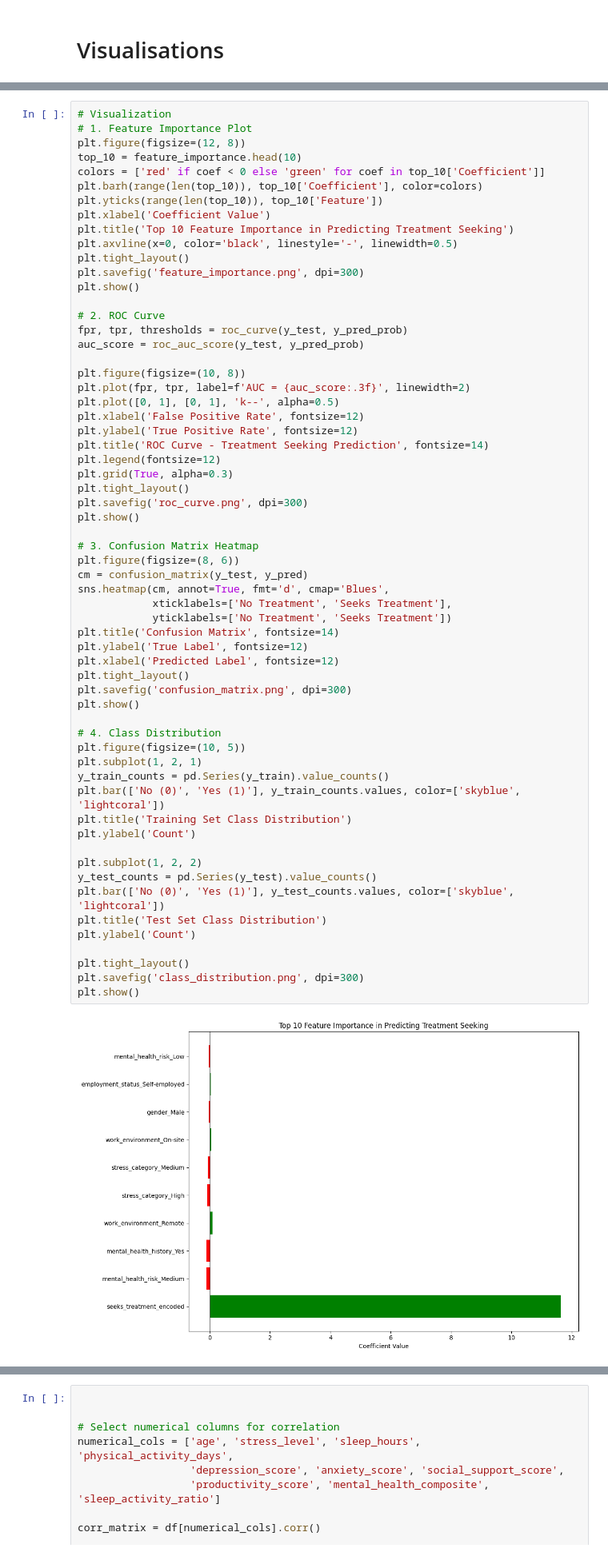
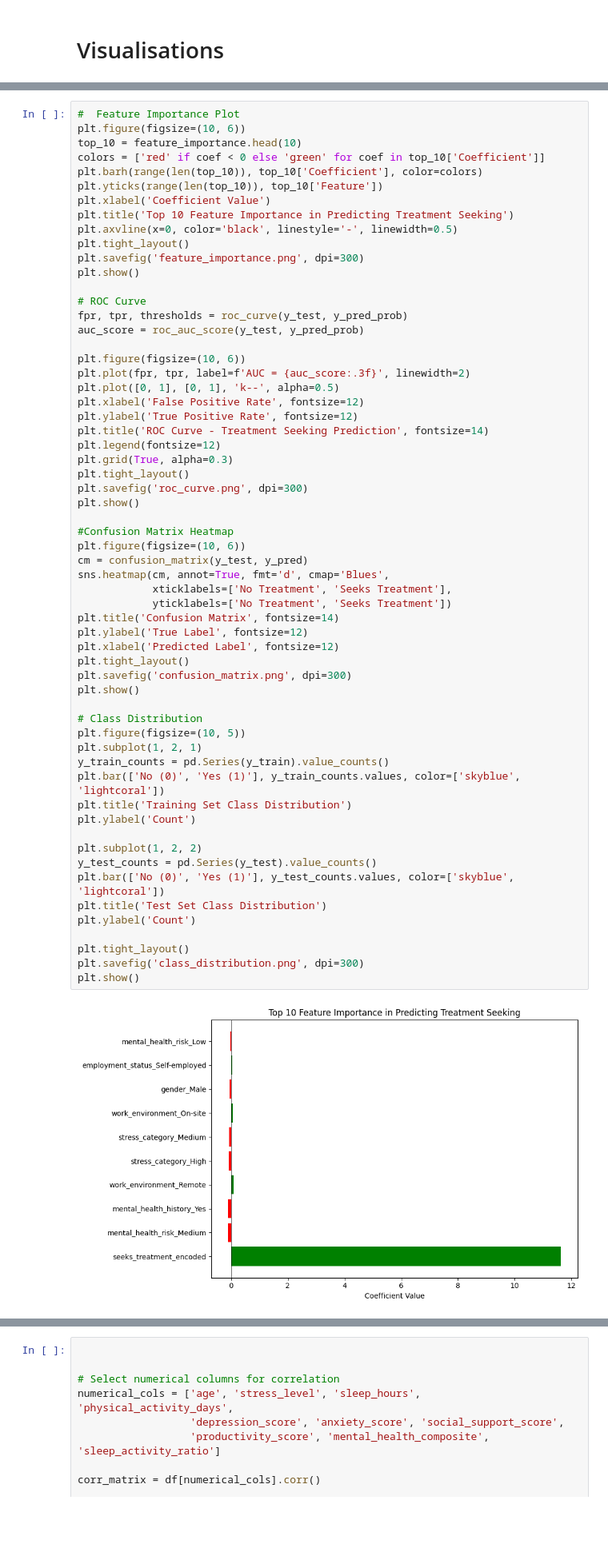
Before and after one commit to YadaviShree/Data-Science-Lab-1-CW3, a Jupyter notebook: CODE.ipynb, the cells around one changed output, grey strips where cells are left out. Shown at 80% size. Cells and saved outputs as stored; diff of their text form; blank space fills up the shorter version.

```diff
--- a/CODE.ipynb
+++ b/CODE.ipynb
@@ -407,7 +407,6 @@ Passing `palette` without assigning `hue` is deprecated and will be removed in v
 # %%
-# Visualization
-# 1. Feature Importance Plot
-plt.figure(figsize=(12, 8))
+#  Feature Importance Plot
+plt.figure(figsize=(10, 6))
 top_10 = feature_importance.head(10)
 colors = ['red' if coef < 0 else 'green' for coef in top_10['Coefficient']]
 plt.barh(range(len(top_10)), top_10['Coefficient'], color=colors)
@@ -419,11 +418,11 @@ plt.tight_layout()
 plt.savefig('feature_importance.png', dpi=300)
 plt.show()
 
-# 2. ROC Curve
+# ROC Curve
 fpr, tpr, thresholds = roc_curve(y_test, y_pred_prob)
 auc_score = roc_auc_score(y_test, y_pred_prob)
 
-plt.figure(figsize=(10, 8))
+plt.figure(figsize=(10, 6))
 plt.plot(fpr, tpr, label=f'AUC = {auc_score:.3f}', linewidth=2)
 plt.plot([0, 1], [0, 1], 'k--', alpha=0.5)
 plt.xlabel('False Positive Rate', fontsize=12)
@@ -435,35 +434,35 @@ plt.tight_layout()
 plt.savefig('roc_curve.png', dpi=300)
 plt.show()
 
-# 3. Confusion Matrix Heatmap
-plt.figure(figsize=(8, 6))
+#Confusion Matrix Heatmap
+plt.figure(figsize=(10, 6))
 cm = confusion_matrix(y_test, y_pred)
 sns.heatmap(cm, annot=True, fmt='d', cmap='Blues',
             xticklabels=['No Treatment', 'Seeks Treatment'],
             yticklabels=['No Treatment', 'Seeks Treatment'])
 plt.title('Confusion Matrix', fontsize=14)
 plt.ylabel('True Label', fontsize=12)
 plt.xlabel('Predicted Label', fontsize=12)
 plt.tight_layout()
 plt.savefig('confusion_matrix.png', dpi=300)
 plt.show()
 
-# 4. Class Distribution
+# Class Distribution
 plt.figure(figsize=(10, 5))
 plt.subplot(1, 2, 1)
 y_train_counts = pd.Series(y_train).value_counts()
 plt.bar(['No (0)', 'Yes (1)'], y_train_counts.values, color=['skyblue', 'lightcoral'])
 plt.title('Training Set Class Distribution')
 plt.ylabel('Count')
 
 plt.subplot(1, 2, 2)
 y_test_counts = pd.Series(y_test).value_counts()
 plt.bar(['No (0)', 'Yes (1)'], y_test_counts.values, color=['skyblue', 'lightcoral'])
 plt.title('Test Set Class Distribution')
 plt.ylabel('Count')
 
 plt.tight_layout()
 plt.savefig('class_distribution.png', dpi=300)
 plt.show()
 # %% [output]
-[figure, old version]
+[figure, new version]
```
Also changed, not shown: parts of 6 cells of this notebook, 1 other file.
